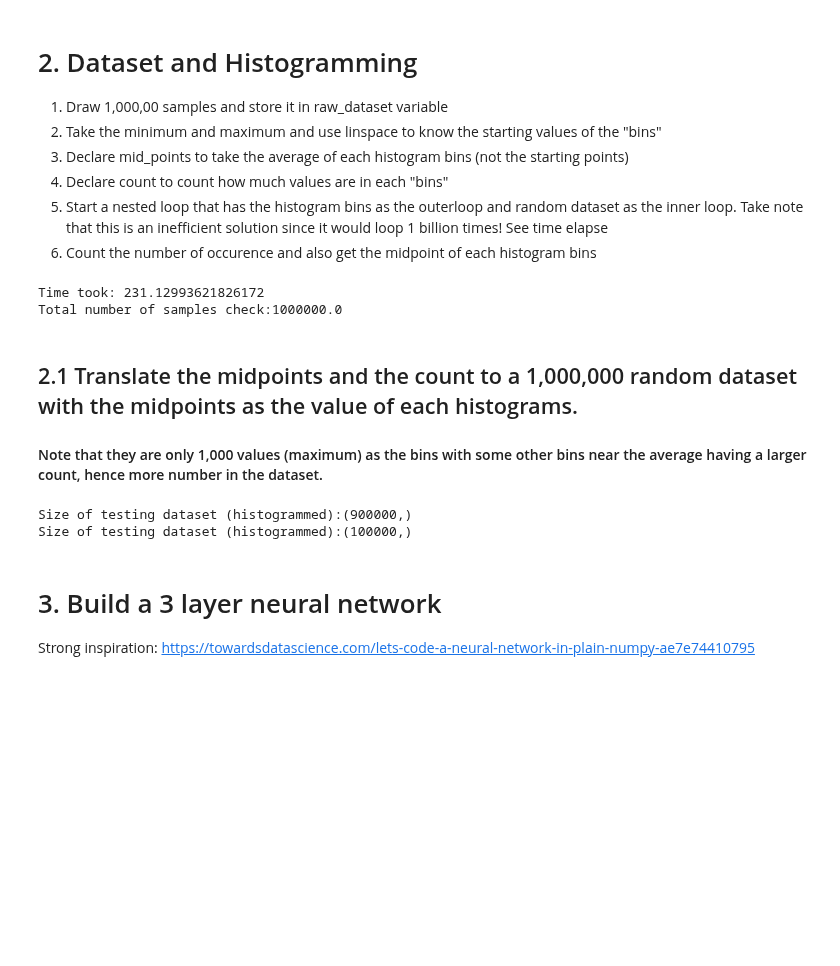
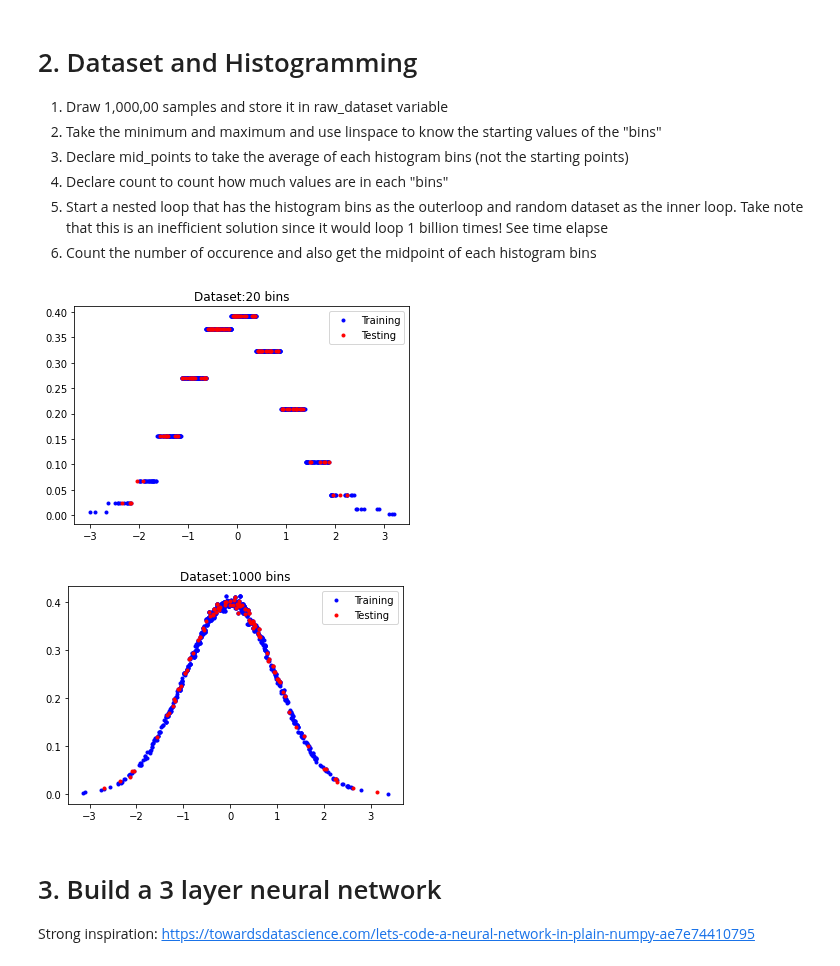
Before and after one commit to ryan8512/EE-298, a Jupyter notebook: Assignment 2.ipynb, the cells around one changed output. Drawn from its saved outputs; the diff is of its cells as text; code cells hidden in the pictures; blank space fills up the shorter version.

Commit message:
Fixed Histogramming

```diff
--- a/Assignment 2.ipynb
+++ b/Assignment 2.ipynb
@@ -26,58 +27,28 @@ Please input the stardard deviation of the gaussian curve:1
 <li> Start a nested loop that has the histogram bins as the outerloop and random dataset as the inner loop. Take note that this is an inefficient solution since it would loop 1 billion times! See time elapse
 <li> Count the number of occurence and also get the midpoint of each histogram bins
     </ol>
-# %%
-raw_dataset = np.random.normal(mean, std_dev,samples)
-starting_points = np.linspace(np.min(raw_dataset), np.max(raw_dataset), num=histogram_bins, endpoint=False)
-mid_points = np.zeros(histogram_bins)
-count = np.zeros(histogram_bins)
-
-start_time = time.time()
-for i in range(histogram_bins):
-    #Edge cases
-    if i == histogram_bins-1:
-        maximum = np.max(raw_dataset)
-    else:
-        maximum = starting_points[i+1]
-
-    #Get the midpoints
-    mid_points[i] = starting_points[i]+(starting_points[i] - maximum)/2
-
-    #Sweep through the dataset
-    for j in raw_dataset:
-        if ((j >= starting_points[i]) and (j <= maximum)): #Assume no EXACTLY equal number
-            count[i] = count[i] + 1
-
-end_time = time.time() - start_time
-print("Time took: "+str(end_time))
-print("Total number of samples check:"+str(np.sum(count)))
-# %% [output]
-Time took: 231.12993621826172
-Total number of samples check:1000000.0
-# %% [markdown]
-## 2.1 Translate the midpoints and the count to a 1,000,000 random dataset with the midpoints as the value of each histograms.
-
-#### Note that they are only 1,000 values (maximum) as the bins with some other bins near the average having a larger count, hence more number in the dataset.
-# %%
-def translate_count(count, mid_points):
-    output = []
-    for index, occurrence in enumerate(count):
-        if(occurrence !=0):
-            for _ in range(int(occurrence)):
-                output.append(mid_points[index])
-    output_array = np.array(output)
-    return output_array
-
-dataset = translate_count(count,mid_points)
-random_dataset = np.random.choice(dataset,samples,replace=False)
-training_dataset = random_dataset[0:training_samples]
-testing_dataset = random_dataset[training_samples:(training_samples + testing_samples)]
-
-print("Size of testing dataset (histogrammed):"+str(training_dataset.shape))
-print("Size of testing dataset (histogrammed):"+str(testing_dataset.shape))
-# %% [output]
-Size of testing dataset (histogrammed):(900000,)
-Size of testing dataset (histogrammed):(100000,)
+# %%
+for i in [20,histogram_bins]:
+    raw_dataset = np.random.normal(mean, std_dev,samples)
+    count, bins = np.histogram(raw_dataset,bins=i,density=True)       #Takes the PDF (not PMF)
+    index = np.digitize(raw_dataset,bins,right=True) - 1              #Gives the correct location of the sample - index
+    ground_truth = count[index]                                       #Ground truth from 1 million samples and 1000 bins
+
+    ''' Only take the first 1000 samples. Assume that np.random.normal satisfy this'''
+    train_dataset = raw_dataset[:int(0.9*histogram_bins)]
+    test_dataset = raw_dataset[int(0.9*histogram_bins):histogram_bins]
+    train_truth = ground_truth[:int(0.9*histogram_bins)]
+    test_truth = ground_truth[int(0.9*histogram_bins):histogram_bins]
+
+    plt.figure()
+    plt.plot(train_dataset,train_truth,'b.',label="Training")
+    plt.plot(test_dataset,test_truth,'r.',label="Testing")
+    plt.title("Dataset:"+str(i)+' bins')
+    plt.legend()
+    plt.show()
+# %% [output]
+[figure, added]
+[figure, added]
 # %% [markdown]
 <h1> 3. Build a 3 layer neural network </h1>
 
```
Also changed, not shown: parts of 5 cells of this notebook, 1 other file.
